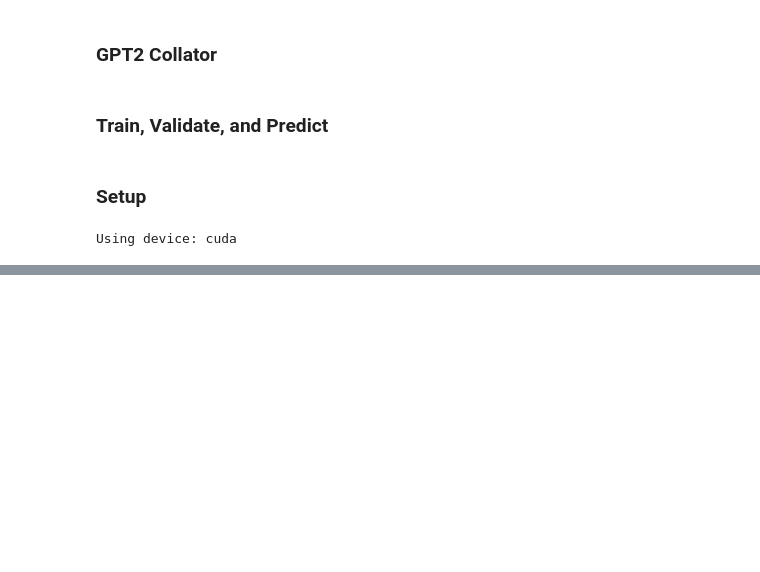
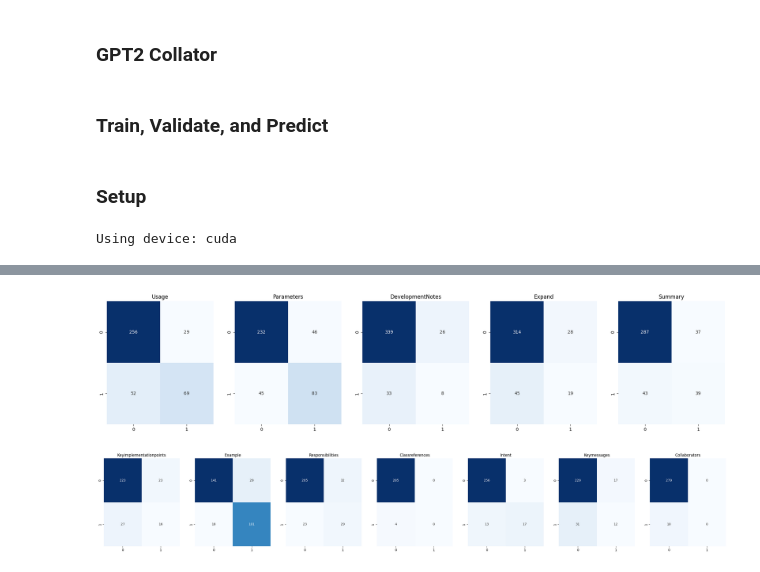
Before and after one commit to VegeoStudios/CS440-Final, a Jupyter notebook: Workshop-Erik-2.ipynb, the cells around one changed output, grey strips where cells are left out. Drawn from its saved outputs; the diff is of its cells as text; code cells hidden in the pictures; blank space fills up the shorter version.

```diff
--- a/Workshop-Erik-2.ipynb
+++ b/Workshop-Erik-2.ipynb
@@ -128,7 +137,7 @@ def preprocess_java(comment, class_name, labels=None):
         else:
             output.append({
                 'text': text,
-                'label': 0
+                'label': [0, 0, 0, 0, 0, 0, 0]
             })
 
     return output
@@ -167,11 +180,15 @@ def preprocess_pharo(comment, class_name, labels=None):
         text = comment[i]
 
         # Add class name
-        text = class_name[i] + ': ' + text
+        #text = class_name[i] + ': ' + text
 
         # truncate
+        #if (len(text) > max_length):
+        #    text = text[:(int(max_length/2)-4)] + ' ... ' + text[-(int(max_length/2)-4):]
+
+        # truncate end
         if (len(text) > max_length):
-            text = text[:(int(max_length/2)-4)] + ' ... ' + text[-(int(max_length/2)-4):]
+            text = text[:max_length]
 
         # Build dictionary
         if labels is not None:
@@ -182,7 +199,7 @@ def preprocess_pharo(comment, class_name, labels=None):
         else:
             output.append({
                 'text': text,
-                'label': 0
+                'label': [0, 0, 0, 0, 0, 0, 0]
             })
 
     return output
@@ -377,0 +470,16 @@ def build_model(lang, save=False, optimizer='AdamW', learning_rate=5e-5, num_epo
+# %%
+
+# Do classification report
+def do_classification_report(model, tokenizer, lang):
+    eval_data = preprocess_java(ds[f'{lang}_test']['comment_sentence'], ds[f'{lang}_train']['class'], ds[f'{lang}_test']['labels'])
+    eval_dataloader = torch.utils.data.DataLoader(eval_data, batch_size=batch_size, shuffle=False, collate_fn=GPT2_collator(tokenizer, max_length))
+    eval_labels, eval_probs = predict(model, eval_dataloader, torch.tensor(lang_thresholds[lang]).to(device))
+    eval_labels = np.array(eval_labels)
+    eval_probs = np.array(eval_probs)
+    true_labels = np.array([sequence['label'] for sequence in eval_data])
+    report = classification_report(true_labels, eval_labels, target_names=classification_labels[lang])
+    return eval_labels, eval_probs, true_labels, report
+
+java_eval_labels, java_eval_probs, java_true_labels, java_report = do_classification_report(java_model, java_tokenizer, 'java')
+python_eval_labels, python_eval_probs, python_true_labels, python_report = do_classification_report(python_model, python_tokenizer, 'python')
+pharo_eval_labels, pharo_eval_probs, pharo_true_labels, pharo_report = do_classification_report(pharo_model, pharo_tokenizer, 'pharo')
@@ -377,0 +571,18 @@ def build_model(lang, save=False, optimizer='AdamW', learning_rate=5e-5, num_epo
+# %%
+import matplotlib.pyplot as plt
+import seaborn as sns
+
+def plot_confusion_matrix(true_labels, pred_labels, lang):
+    cm = multilabel_confusion_matrix(true_labels, pred_labels)
+    fig, ax = plt.subplots(1, len(classification_labels[lang]), figsize=(len(classification_labels[lang])*5, 5))
+    for i in range(len(classification_labels[lang])):
+        sns.heatmap(cm[i], annot=True, ax=ax[i], fmt='d', cmap='Blues', cbar=False)
+        ax[i].set_title(classification_labels[lang][i])
+    plt.show()
+
+plot_confusion_matrix(java_true_labels, java_eval_labels, 'java')
+plot_confusion_matrix(python_true_labels, python_eval_labels, 'python')
+plot_confusion_matrix(pharo_true_labels, pharo_eval_labels, 'pharo')
+# %% [output]
+[figure, added]
+[figure, added]
```
Also changed, not shown: parts of 20 cells of this notebook, 3 other files.
